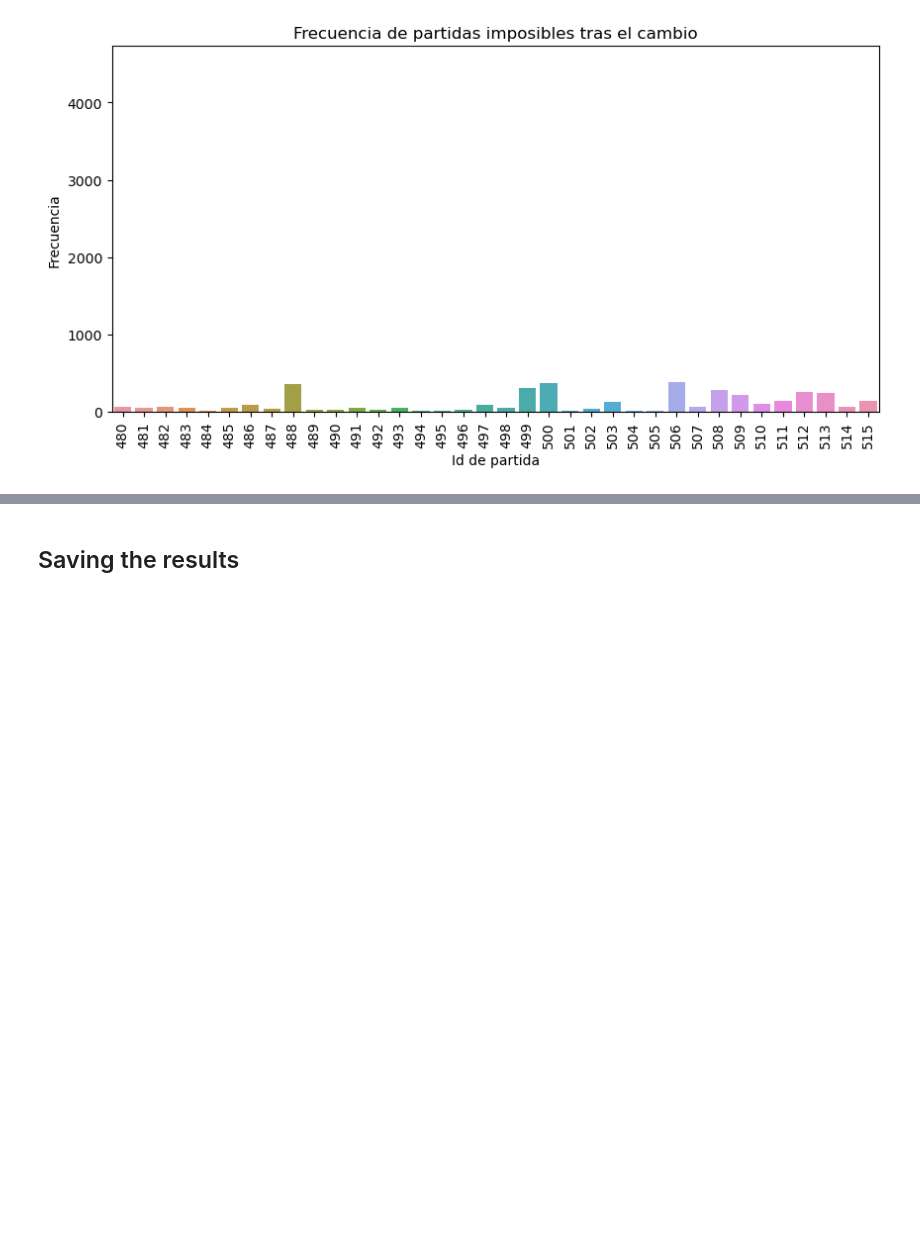
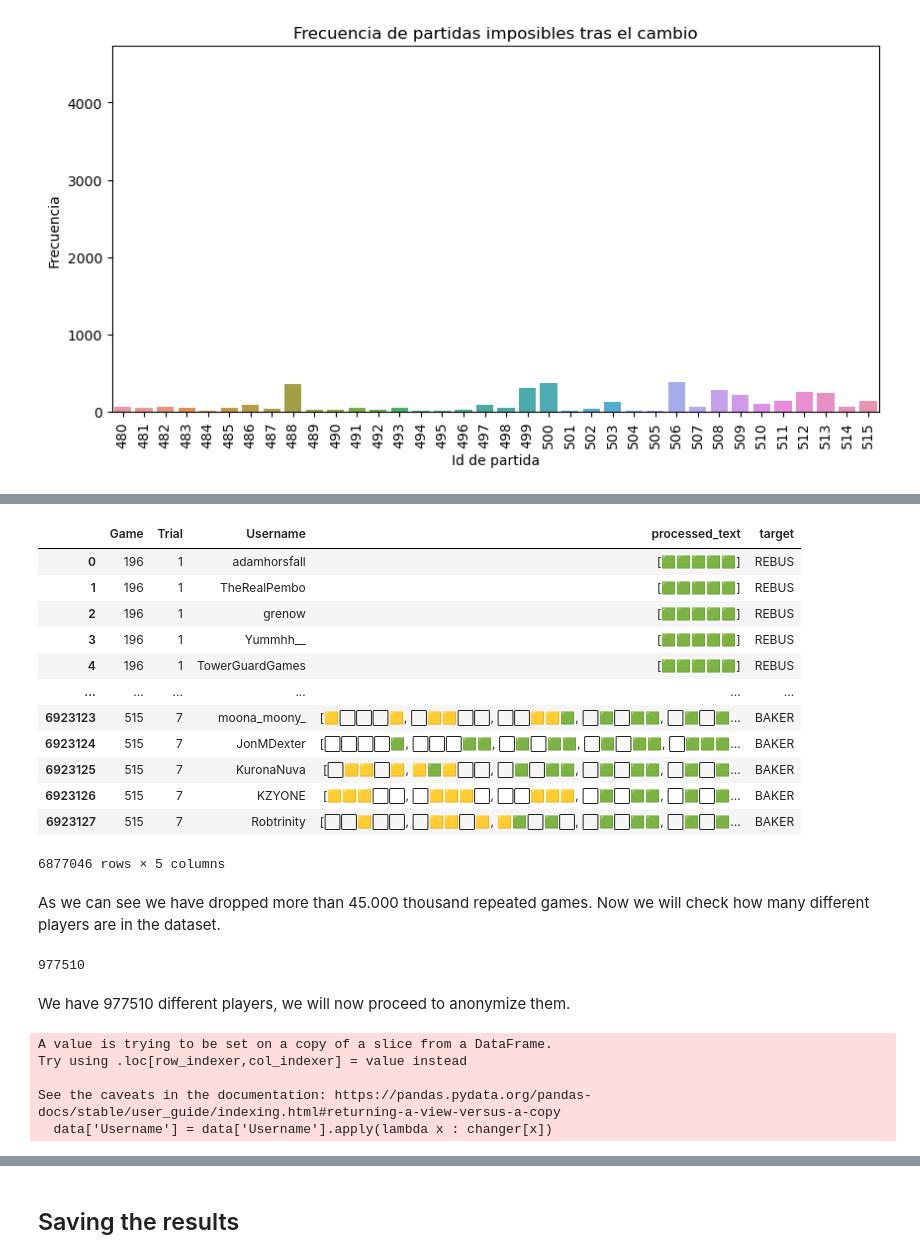
Before and after one commit to OscarCal/ImitatingWordlePlayers, a Jupyter notebook: analisis/Tweet processing.ipynb, the cells around one changed output, grey strips where cells are left out. Cells and saved outputs as stored; diff of their text form; code cells hidden in the pictures; blank space fills up the shorter version.

```diff
--- a/analisis/Tweet processing.ipynb
+++ b/analisis/Tweet processing.ipynb
@@ -489,0 +515,27 @@ fig.savefig('impossible_games2.png')
+# %%
+data = data.drop_duplicates(subset=['Game', 'Username'], keep = 'first')
+# %%
+data
+# %% [output]
+|  | Game | Trial | Username | processed_text | target |
+| 0 | 196 | 1 | adamhorsfall | [🟩🟩🟩🟩🟩] | REBUS |
+| 1 | 196 | 1 | TheRealPembo | [🟩🟩🟩🟩🟩] | REBUS |
+| 2 | 196 | 1 | grenow | [🟩🟩🟩🟩🟩] | REBUS |
+| 3 | 196 | 1 | Yummhh__ | [🟩🟩🟩🟩🟩] | REBUS |
+| 4 | 196 | 1 | TowerGuardGames | [🟩🟩🟩🟩🟩] | REBUS |
+| ... | ... | ... | ... | ... | ... |
+| 6923123 | 515 | 7 | moona_moony_ | [🟨⬜⬜⬜🟨, ⬜🟨🟨⬜⬜, ⬜⬜🟨🟨🟩, ⬜🟩⬜🟩🟩, ⬜🟩⬜🟩... | BAKER |
+| 6923124 | 515 | 7 | JonMDexter | [⬜⬜⬜⬜🟩, ⬜⬜⬜🟩🟩, ⬜🟩⬜🟩🟩, ⬜🟩⬜🟩🟩, ⬜🟩🟩🟩... | BAKER |
+| 6923125 | 515 | 7 | KuronaNuva | [⬜🟨🟨⬜🟨, 🟨🟩🟨⬜⬜, ⬜🟩⬜🟩🟩, ⬜🟩⬜🟩🟩, ⬜🟩⬜🟩... | BAKER |
+| 6923126 | 515 | 7 | KZYONE | [🟨🟨🟨⬜⬜, ⬜🟨🟨🟨⬜, ⬜⬜🟨🟨🟨, ⬜🟩⬜🟩🟩, ⬜🟩⬜🟩... | BAKER |
+| 6923127 | 515 | 7 | Robtrinity | [⬜⬜🟨⬜⬜, ⬜🟨🟨⬜🟨, 🟨🟩⬜🟩⬜, ⬜🟩⬜🟩🟩, ⬜🟩⬜🟩... | BAKER |
+6877046 rows × 5 columns
+# %% [markdown]
+As we can see we have dropped more than 45.000 thousand repeated games. Now we will check how many different players are in the dataset.
+# %%
+aux = data.groupby(['Username']).size()
+len(aux)
+# %% [output]
+977510
+# %% [markdown]
+We have 977510 different players, we will now proceed to anonymize them.
@@ -489,0 +547,8 @@ fig.savefig('impossible_games2.png')
+# %%
+data['Username'] = data['Username'].apply(lambda x : changer[x])
+# %% [output]
+A value is trying to be set on a copy of a slice from a DataFrame.
+Try using .loc[row_indexer,col_indexer] = value instead
+
+See the caveats in the documentation: https://pandas.pydata.org/pandas-docs/stable/user_guide/indexing.html#returning-a-view-versus-a-copy
+  data['Username'] = data['Username'].apply(lambda x : changer[x])
```
Also changed, not shown: parts of 11 cells of this notebook, 9 other files.
